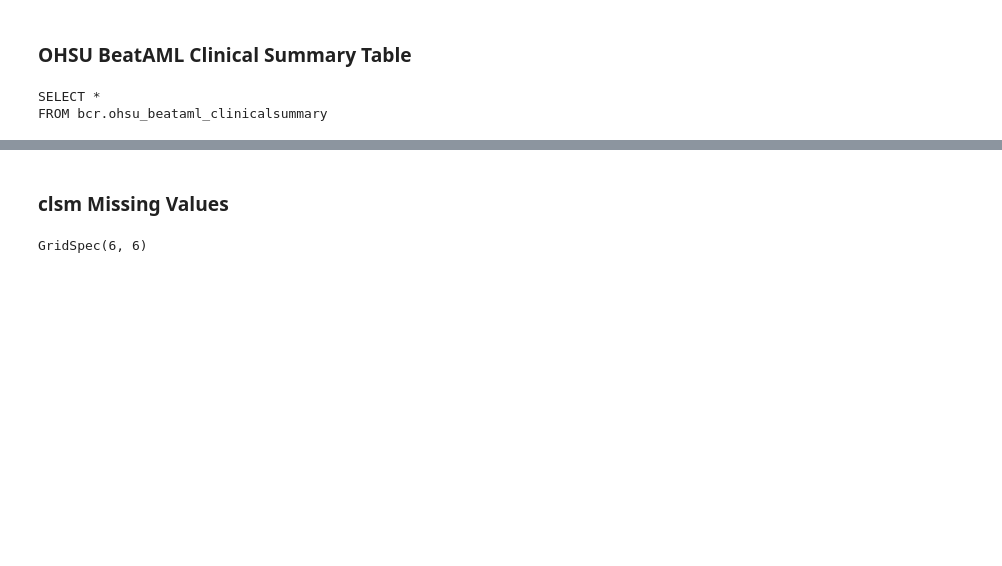
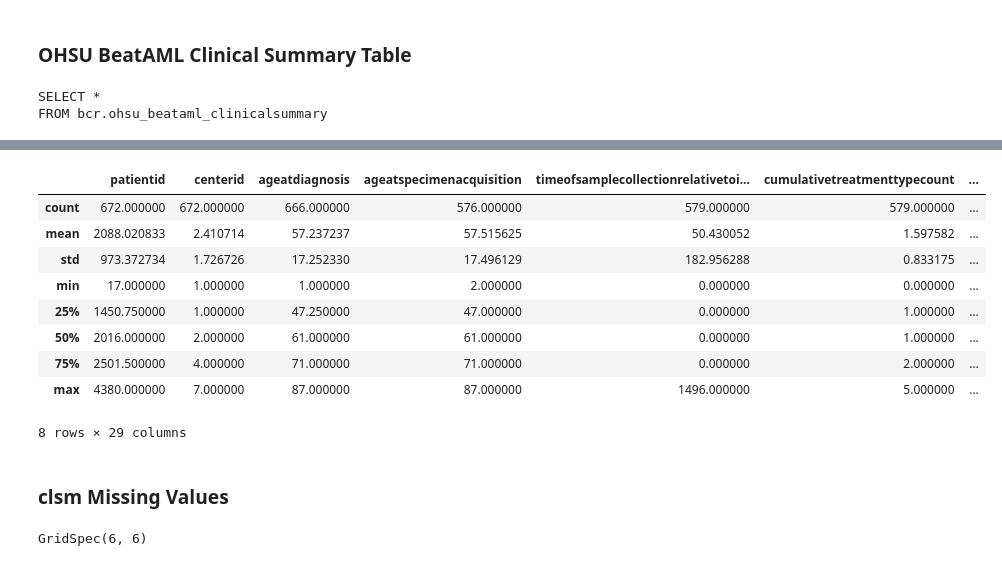
Before and after one commit to bearnest21/Identification-of-Acute-Myeloid-Leukemia-through-ML, a Jupyter notebook: ADS50801_Project_GR.ipynb, the cells around one changed output, grey strips where cells are left out. Saved outputs shown, nothing was run; the diff lists cells and outputs as text; code cells hidden in the pictures; blank space fills up the shorter version.

```diff
--- a/ADS50801_Project_GR.ipynb
+++ b/ADS50801_Project_GR.ipynb
@@ -293,3 +308,16 @@ clsm.head(5)
+# %%
+clsm.describe()
+# %% [output]
+|  | patientid | centerid | ageatdiagnosis | ageatspecimenacquisition | timeofsamplecollectionrelativetoi... | cumulativetreatmenttypecount | ... |
+| count | 672.000000 | 672.000000 | 666.000000 | 576.000000 | 579.000000 | 579.000000 | ... |
+| mean | 2088.020833 | 2.410714 | 57.237237 | 57.515625 | 50.430052 | 1.597582 | ... |
+| std | 973.372734 | 1.726726 | 17.252330 | 17.496129 | 182.956288 | 0.833175 | ... |
+| min | 17.000000 | 1.000000 | 1.000000 | 2.000000 | 0.000000 | 0.000000 | ... |
+| 25% | 1450.750000 | 1.000000 | 47.250000 | 47.000000 | 0.000000 | 1.000000 | ... |
+| 50% | 2016.000000 | 2.000000 | 61.000000 | 61.000000 | 0.000000 | 1.000000 | ... |
+| 75% | 2501.500000 | 4.000000 | 71.000000 | 71.000000 | 0.000000 | 2.000000 | ... |
+| max | 4380.000000 | 7.000000 | 87.000000 | 87.000000 | 1496.000000 | 5.000000 | ... |
+8 rows × 29 columns
 # %% [markdown]
 ### clsm Missing Values
 # %%
```
Also changed, not shown: parts of 33 cells of this notebook.
